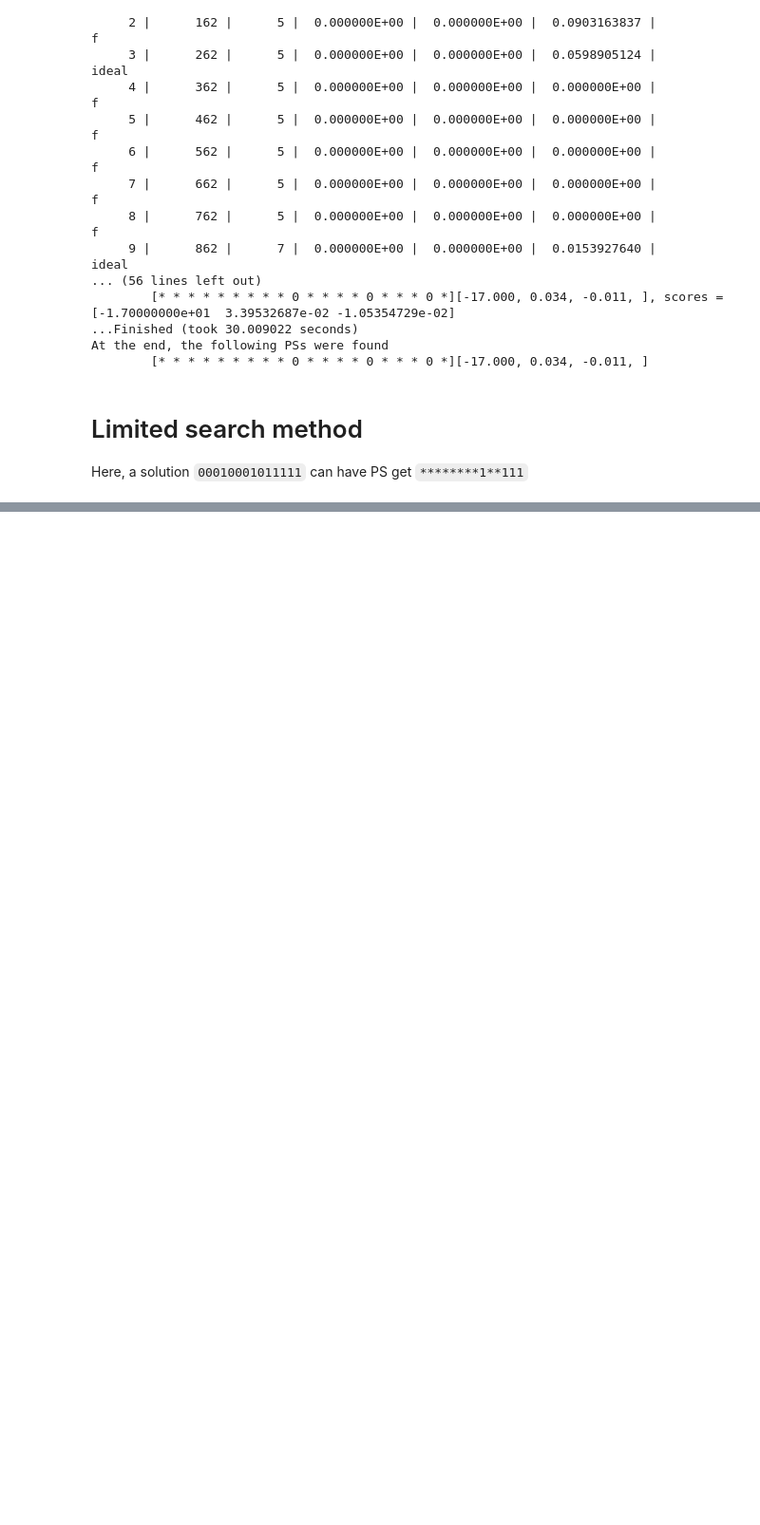
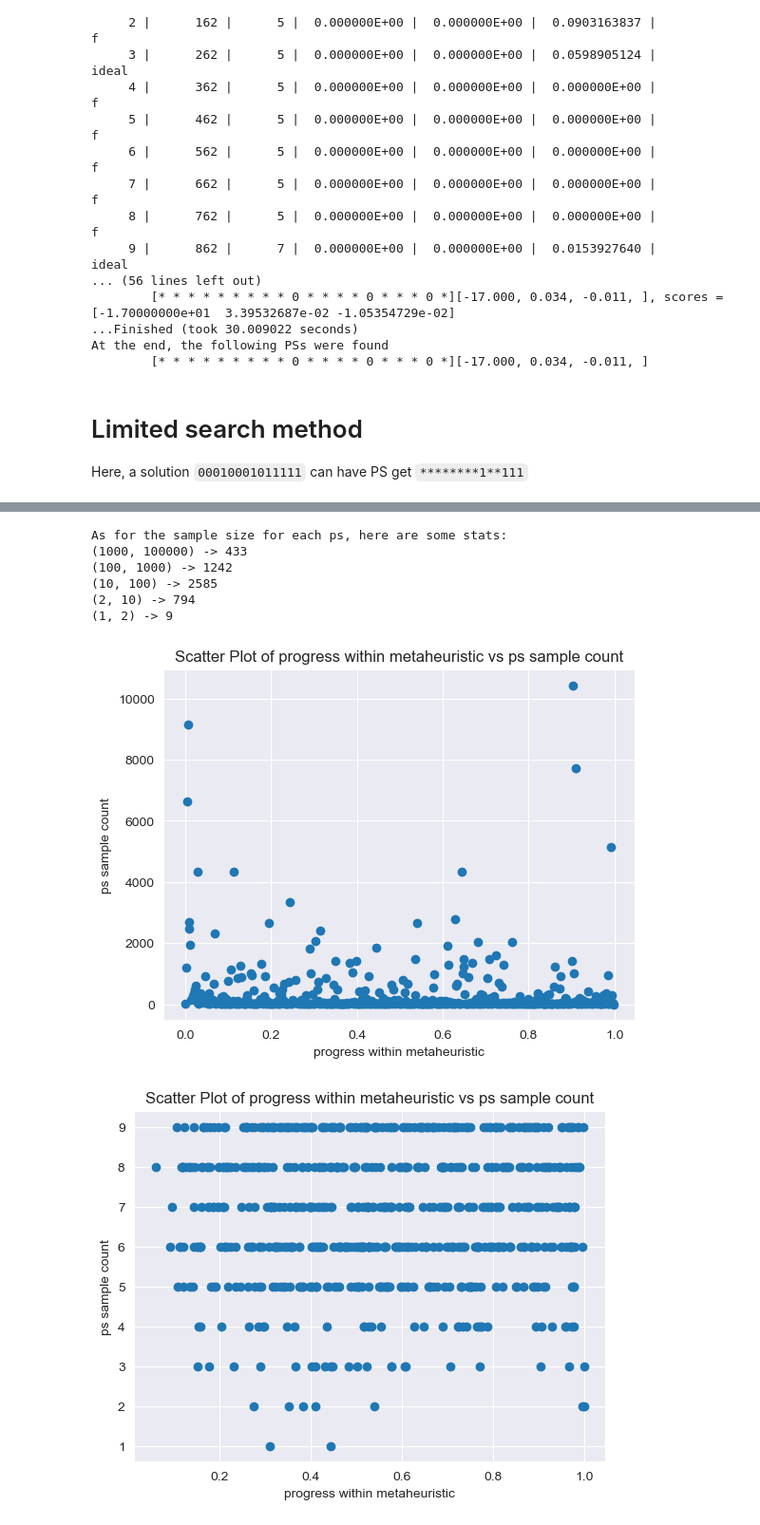
Before and after one commit to Giancarlo-Catalano/PSSearch, a Jupyter notebook: initial_testing/try_search.ipynb, the cells around one changed output, grey strips where cells are left out. Shown at 95% size. Drawn from its saved outputs; the diff is of its cells as text; code cells hidden in the pictures; blank space fills up the shorter version.

```diff
--- a/initial_testing/try_search.ipynb
+++ b/initial_testing/try_search.ipynb
@@ -291,0 +372,39 @@ for ps in found_pss:
+# %%
+import utils
+print("As for the sample size for each ps, here are some stats:")
+bin_ranges = [(0, 0), (1, 2), (2, 10), (10, 100), (100, 1000), (1000, 100000)]
+bin_counter = defaultdict(int)
+
+def get_bin_for_entry(entry):
+    for start, end in bin_ranges:
+        if start <= entry <= end:
+            return (start, end)
+
+
+for entry in sample_sizes:
+    appropriate_bin = get_bin_for_entry(entry)
+    bin_counter[appropriate_bin] += 1
+
+for bin_category, count in bin_counter.items():
+    print(f"{bin_category} -> {count}")
+
+
+show_every = 10
+to_show  = sample_sizes[::show_every]
+to_show = list(filter(lambda x: x<pRef.sample_size, to_show))
+utils.simple_scatterplot(x_label = "progress within metaheuristic", y_label = "ps sample count", xs = np.arange(len(to_show))/(len(to_show)), ys = to_show)
+
+
+relevant_points = [(position, count) for position, count in enumerate(sample_sizes) if count < 1A0 ]
+positions, counts = zip(*relevant_points)
+positions = np.array(positions) / len(sample_sizes)
+utils.simple_scatterplot(x_label = "progress within metaheuristic", y_label = "ps sample count", xs = positions, ys = counts)
+# %% [output]
+As for the sample size for each ps, here are some stats:
+(1000, 100000) -> 433
+(100, 1000) -> 1242
+(10, 100) -> 2585
+(2, 10) -> 794
+(1, 2) -> 9
+[figure, added]
+[figure, added]
```
Also changed, not shown: parts of 3 cells of this notebook, 4 other files.
